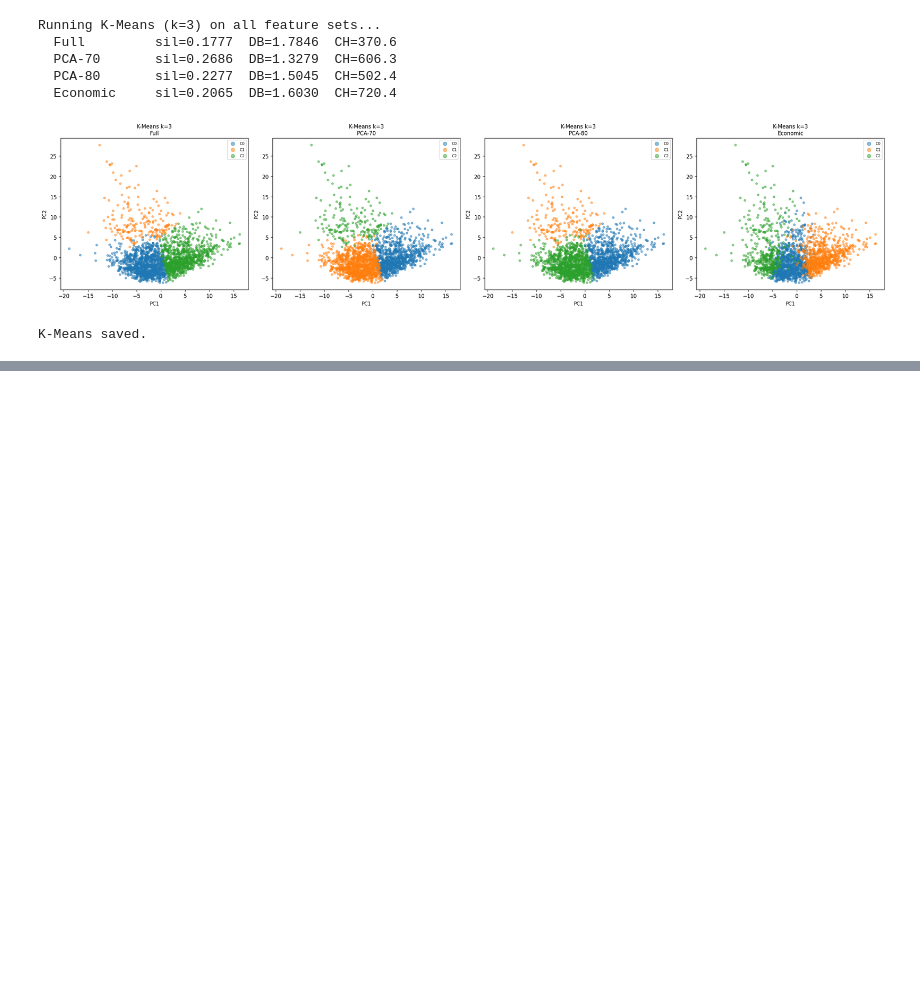
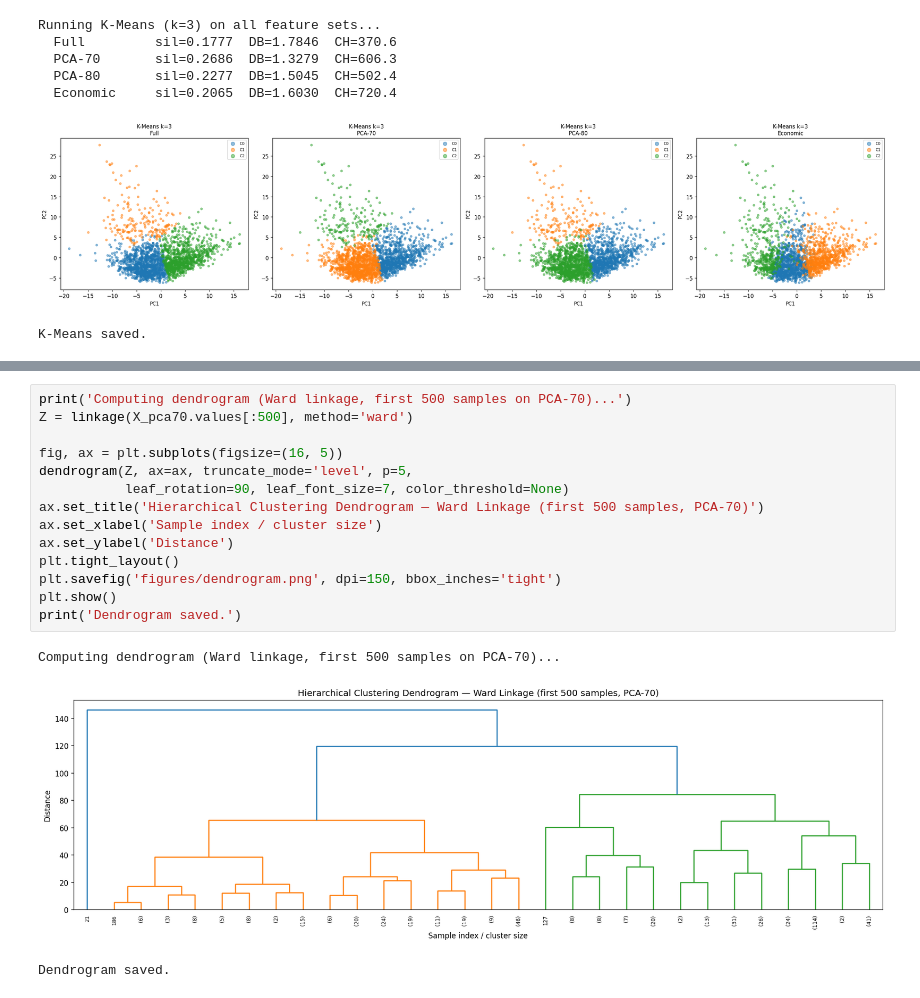
Before and after one commit to davidcuruvija/ip2-project-2026, a Jupyter notebook: 02_clustering.ipynb, the cells around one changed output, grey strips where cells are left out. Cells and saved outputs as stored; diff of their text form; blank space fills up the shorter version.

```diff
--- a/02_clustering.ipynb
+++ b/02_clustering.ipynb
@@ -231,0 +236,18 @@ K-Means saved.
+# %%
+print('Computing dendrogram (Ward linkage, first 500 samples on PCA-70)...')
+Z = linkage(X_pca70.values[:500], method='ward')
+
+fig, ax = plt.subplots(figsize=(16, 5))
+dendrogram(Z, ax=ax, truncate_mode='level', p=5,
+           leaf_rotation=90, leaf_font_size=7, color_threshold=None)
+ax.set_title('Hierarchical Clustering Dendrogram — Ward Linkage (first 500 samples, PCA-70)')
+ax.set_xlabel('Sample index / cluster size')
+ax.set_ylabel('Distance')
+plt.tight_layout()
+plt.savefig('figures/dendrogram.png', dpi=150, bbox_inches='tight')
+plt.show()
+print('Dendrogram saved.')
+# %% [output]
+Computing dendrogram (Ward linkage, first 500 samples on PCA-70)...
+[figure, added]
+Dendrogram saved.
```
Also changed, not shown: parts of 2 cells of this notebook, 3 other files.
